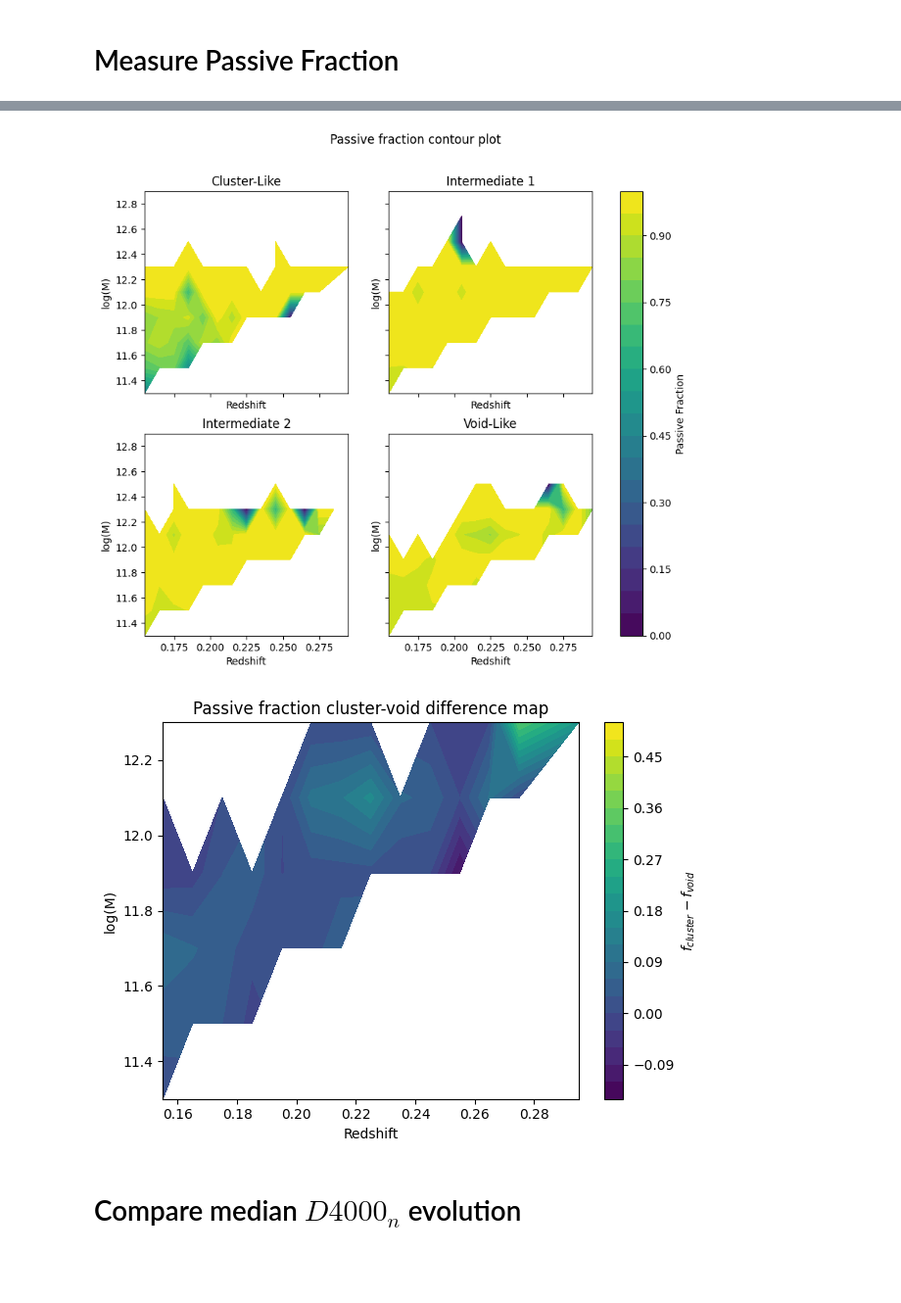
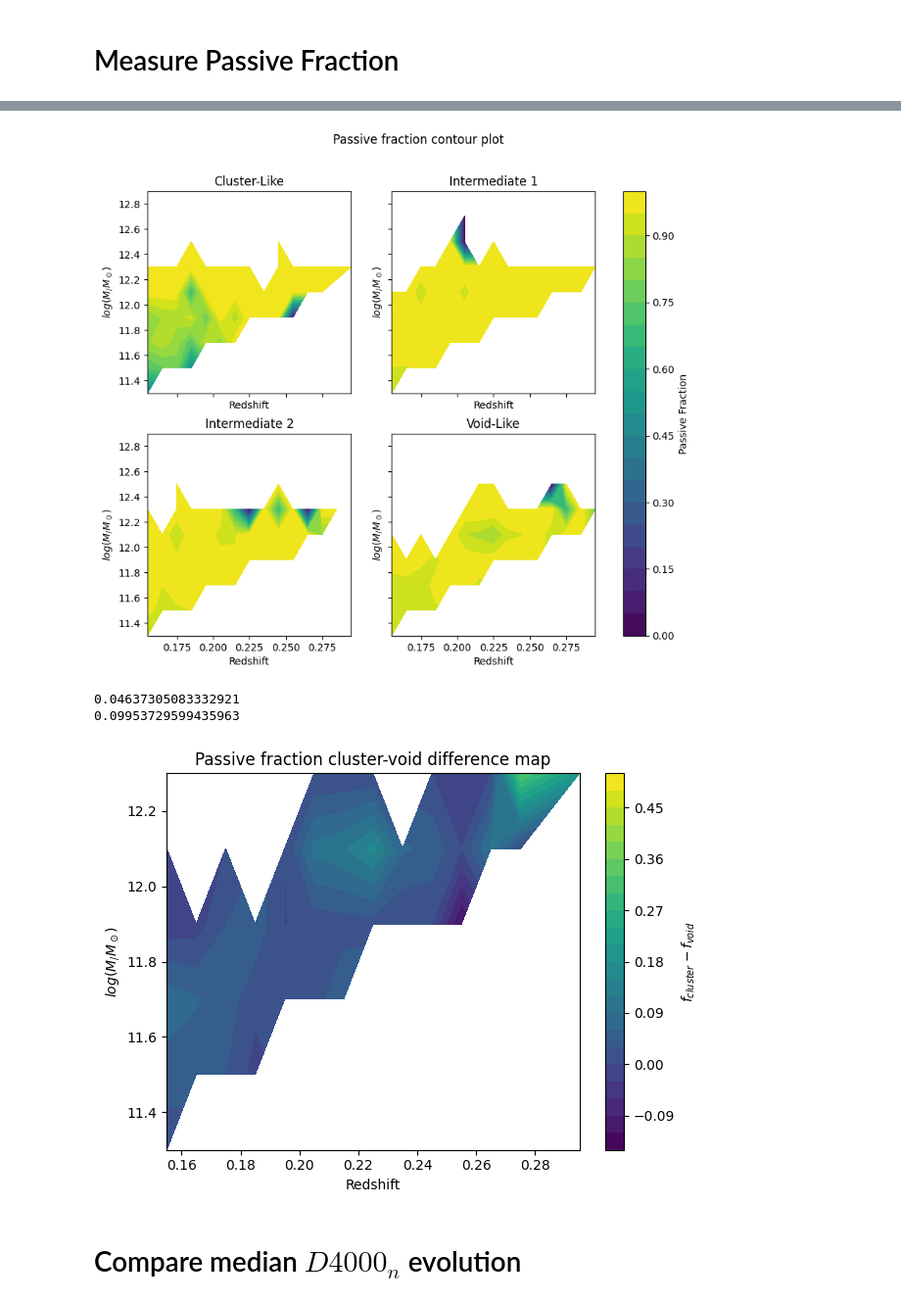
Before and after one commit to maraMaraschino/capstone-project, a Jupyter notebook: timescapes-notebook.ipynb, the cells around one changed output, grey strips where cells are left out. Shown at 98% size. Drawn from its saved outputs; the diff is of its cells as text; code cells hidden in the pictures; blank space fills up the shorter version.

```diff
--- a/timescapes-notebook.ipynb
+++ b/timescapes-notebook.ipynb
@@ -1741,7 +1752,7 @@ for env in stats["env"].unique():
         label=env
     )
 
-plt.xlabel(r"Stellar Mass ($log_{10}(M_*)$)")
+plt.xlabel(r"Stellar Mass ($log(M_/M_\odot)$)")
 plt.ylabel("Passive Fraction")
 plt.legend()
 plt.title("Passive fraction across stellar mass")
@@ -1783,7 +1794,7 @@ for ax, env in zip(axes, envs):
         levels=20
     )
     ax.set_xlabel("Redshift")
-    ax.set_ylabel("log(M)")
+    ax.set_ylabel(r"$log(M_/M_\odot)$")
     ax.set_title(env)
 
 plt.colorbar(cf, ax=axes, label="Passive Fraction")
@@ -1802,36 +1813,40 @@ merged_env = cluster.merge(
 )
 
 merged_env["delta_f"] = (
     merged_env["f_cluster"] - merged_env["f_void"]
 )
+print(merged_env["delta_f"].mean())
+print(merged_env["delta_f"].std())
 
 merged_env = merged_env.copy()
 merged_env["z_center"] = merged_env["z_bin"].apply(lambda x: x.mid)
 merged_env["mass_center"] = merged_env["mass_bin"].apply(lambda x: x.mid)
 pivot = merged_env.pivot(
     index="mass_center",
     columns="z_center",
     values="delta_f"
 )
 
 plt.contourf(
     pivot.columns,
     pivot.index,
     pivot.values,
     levels=20
 )
 plt.xlabel("Redshift")
-plt.ylabel("log(M)")
+plt.ylabel(r"$log(M_/M_\odot)$")
 plt.colorbar(label=r"$f_{cluster}-f_{void}$")
 plt.title("Passive fraction cluster-void difference map")
 plt.tight_layout()
 plt.savefig("Images/pass_f_difference.png")
 plt.show()
 # %% [output]
 [figure]
 [figure]
-[figure, old version]
+[figure, new version]
+0.04637305083332921
+0.09953729599435963
-[figure, old version]
+[figure, new version]
 # %% [markdown]
 # Compare median $D4000_n$ evolution
 # %%
```
Also changed, not shown: parts of 5 cells of this notebook.
